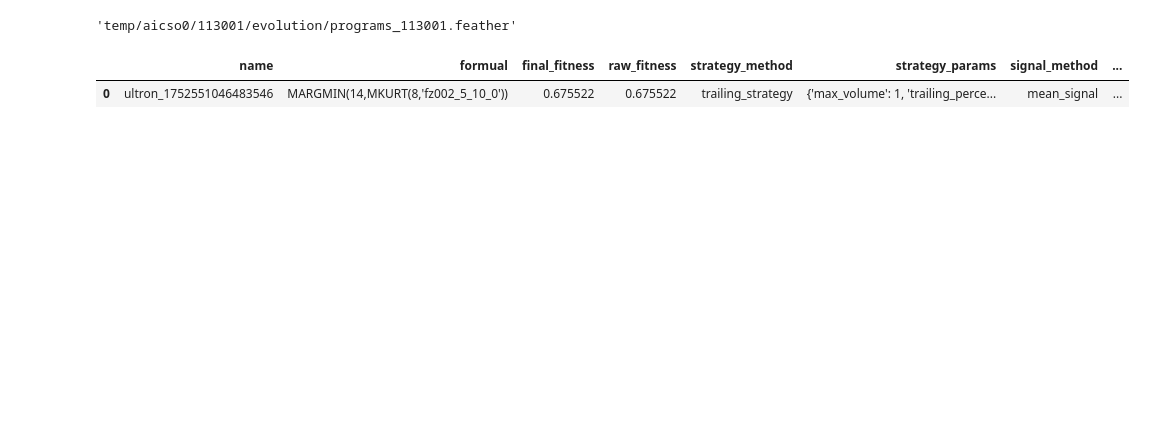
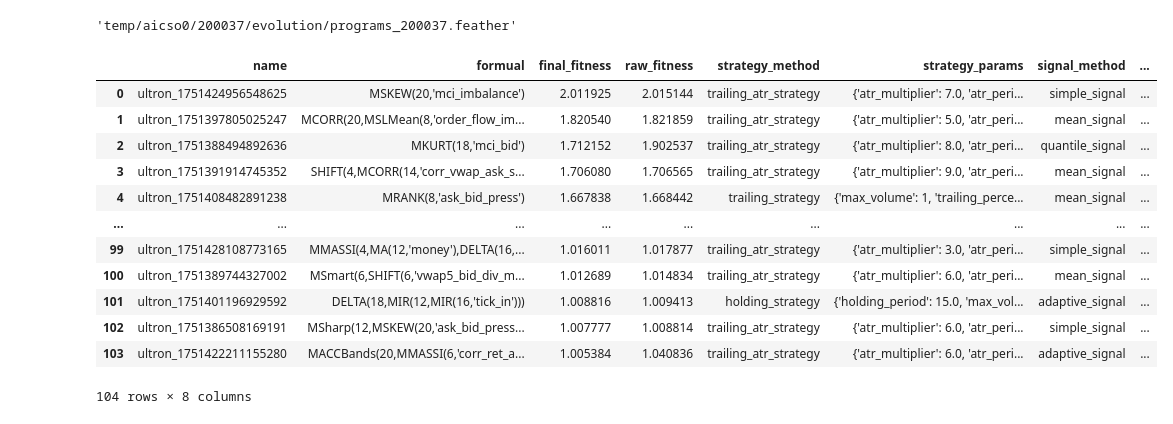
Before and after one commit to flaght/Chrono, a Jupyter notebook: lumina/abily/z.0.1.查看挖掘结果.ipynb, the cells around one changed output. Saved outputs shown, nothing was run; the diff lists cells and outputs as text; code cells hidden in the pictures; blank space fills up the shorter version.

```diff
--- a/lumina/abily/z.0.1.查看挖掘结果.ipynb
+++ b/lumina/abily/z.0.1.查看挖掘结果.ipynb
@@ -1,23 +1,46 @@
 # %%
 import pandas as pd
 import os
+# %%
+def remove_none_from_dict(d):
+    """如果输入是字典，则移除值为None的键值对"""
+    if not isinstance(d, dict):
+        return d  # 如果不是字典，原样返回
+    return {key: value for key, value in d.items() if value is not None}
 # %%
 method = 'aicso0'
-task_id = '113001'
+task_id = '200037'
 temp1 = os.path.join('temp',method,task_id,'evolution','programs_{0}.feather'.format(task_id))
 temp1
 # %% [output]
-'temp/aicso0/113001/evolution/programs_113001.feather'
+'temp/aicso0/200037/evolution/programs_200037.feather'
 # %%
 #temp1 = "temp/aicso2/200036/evolution/programs_200036.feather"
 #temp1 = "temp/aicso0/200036/evolution/programs_200036.feather"
 # %%
 ms1 = pd.read_feather(temp1).drop(['update_time'], axis=1)[[
     'name',
     'formual', 'final_fitness', 'raw_fitness', 'strategy_method',
     'strategy_params', 'signal_method', 'signal_params'
 ]]
-ms1[ms1.final_fitness > 0.0].head(10)
+
+ms1['strategy_params'] = ms1['strategy_params'].apply(
+        remove_none_from_dict)
+ms1['signal_params'] = ms1['signal_params'].apply(
+        remove_none_from_dict)
+
+ms1[ms1.final_fitness > 1].sort_values(by=['final_fitness'], ascending=False)#.head(20)#.loc[3][['formual','strategy_method','strategy_params','signal_method','signal_params','final_fitness']].to_dict()
 # %% [output]
 |  | name | formual | final_fitness | raw_fitness | strategy_method | strategy_params | signal_method | ... |
-| 0 | ultron_1752551046483546 | MARGMIN(14,MKURT(8,'fz002_5_10_0')) | 0.675522 | 0.675522 | trailing_strategy | {'max_volume': 1, 'trailing_perce... | mean_signal | ... |
+| 0 | ultron_1751424956548625 | MSKEW(20,'mci_imbalance') | 2.011925 | 2.015144 | trailing_atr_strategy | {'atr_multiplier': 7.0, 'atr_peri... | simple_signal | ... |
+| 1 | ultron_1751397805025247 | MCORR(20,MSLMean(8,'order_flow_im... | 1.820540 | 1.821859 | trailing_atr_strategy | {'atr_multiplier': 5.0, 'atr_peri... | mean_signal | ... |
+| 2 | ultron_1751388494892636 | MKURT(18,'mci_bid') | 1.712152 | 1.902537 | trailing_atr_strategy | {'atr_multiplier': 8.0, 'atr_peri... | quantile_signal | ... |
+| 3 | ultron_1751391914745352 | SHIFT(4,MCORR(14,'corr_vwap_ask_s... | 1.706080 | 1.706565 | trailing_atr_strategy | {'atr_multiplier': 9.0, 'atr_peri... | mean_signal | ... |
+| 4 | ultron_1751408482891238 | MRANK(8,'ask_bid_press') | 1.667838 | 1.668442 | trailing_strategy | {'max_volume': 1, 'trailing_perce... | mean_signal | ... |
+| ... | ... | ... | ... | ... | ... | ... | ... | ... |
+| 99 | ultron_1751428108773165 | MMASSI(4,MA(12,'money'),DELTA(16,... | 1.016011 | 1.017877 | trailing_atr_strategy | {'atr_multiplier': 3.0, 'atr_peri... | simple_signal | ... |
+| 100 | ultron_1751389744327002 | MSmart(6,SHIFT(6,'vwap5_bid_div_m... | 1.012689 | 1.014834 | trailing_atr_strategy | {'atr_multiplier': 6.0, 'atr_peri... | mean_signal | ... |
+| 101 | ultron_1751401196929592 | DELTA(18,MIR(12,MIR(16,'tick_in'))) | 1.008816 | 1.009413 | holding_strategy | {'holding_period': 15.0, 'max_vol... | adaptive_signal | ... |
+| 102 | ultron_1751386508169191 | MSharp(12,MSKEW(20,'ask_bid_press... | 1.007777 | 1.008814 | trailing_atr_strategy | {'atr_multiplier': 6.0, 'atr_peri... | simple_signal | ... |
+| 103 | ultron_1751422211155280 | MACCBands(20,MMASSI(6,'corr_ret_a... | 1.005384 | 1.040836 | trailing_atr_strategy | {'atr_multiplier': 6.0, 'atr_peri... | adaptive_signal | ... |
+104 rows × 8 columns
```
Also changed, not shown: parts of 3 cells of this notebook, 20 other files.
